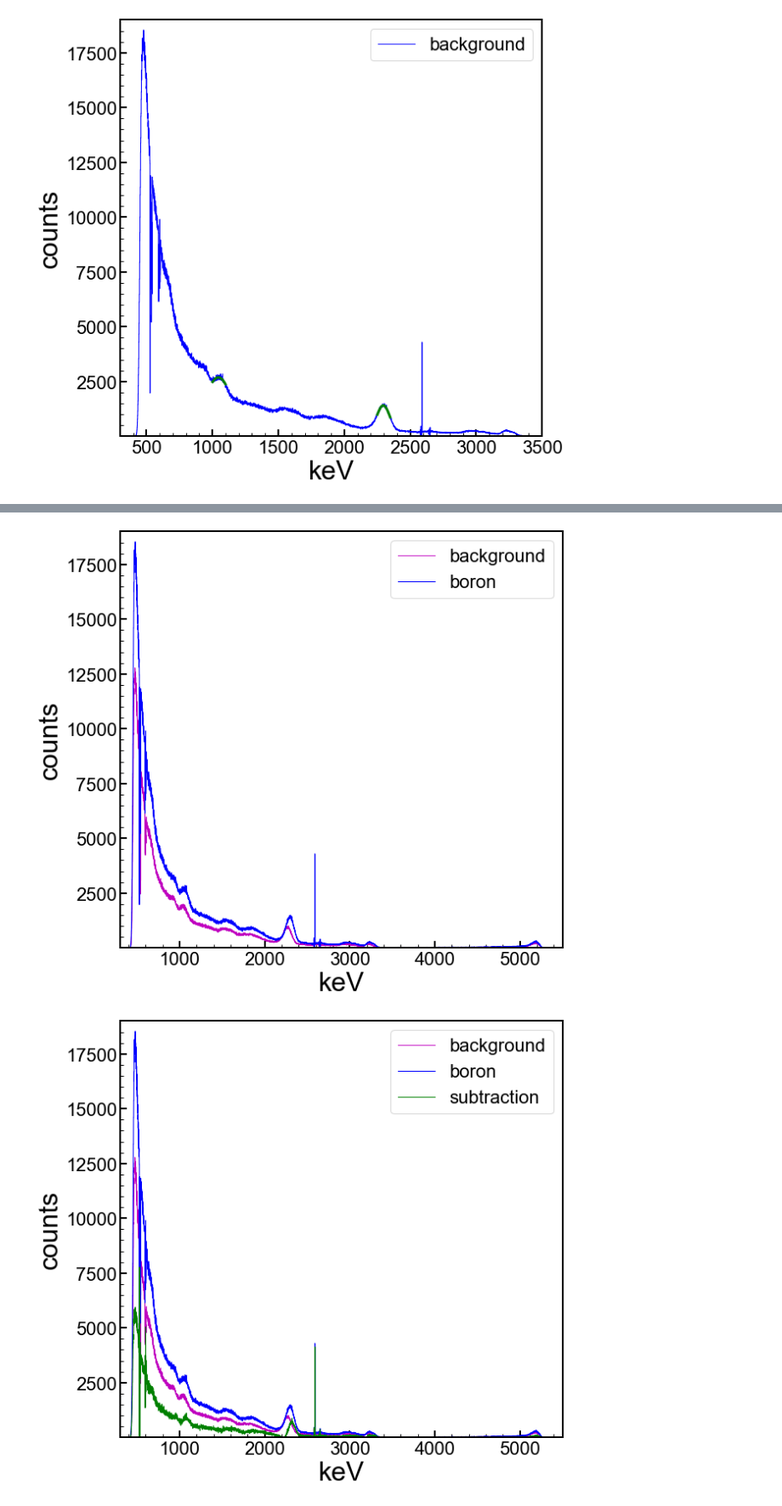
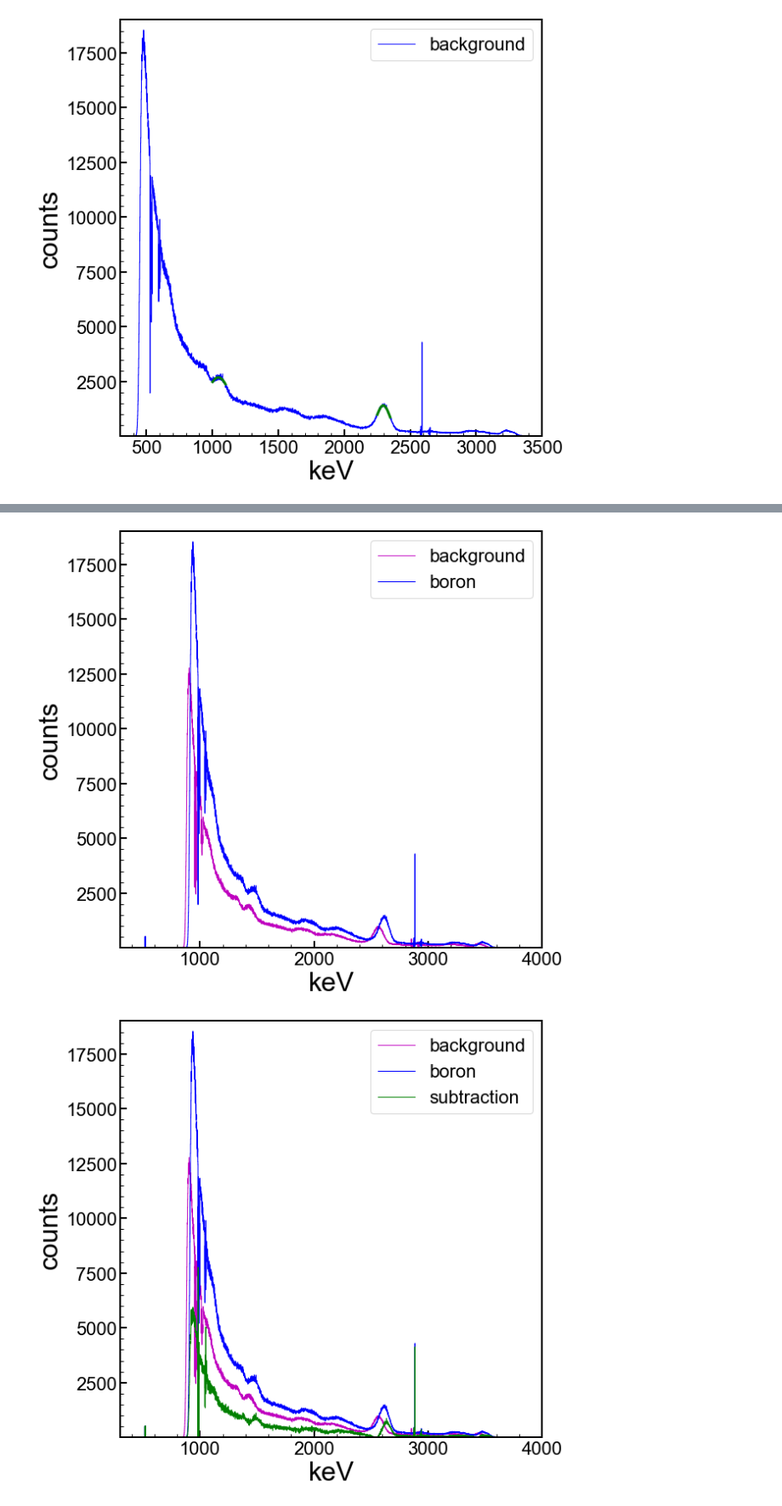
Before and after one commit to villano-lab/Boron-Absorption, a Jupyter notebook: therm-neut-meas/spectral-subtraction_AK-NEW.ipynb, the cells around one changed output, grey strips where cells are left out. Shown: that part at 85% size. Saved outputs shown, nothing was run; the diff lists cells and outputs as text; code cells hidden in the pictures.

Commit message:
Update spectral-subtraction_AK-NEW.ipynb
Calibrated data, plot of the subtraction.

```diff
--- a/therm-neut-meas/spectral-subtraction_AK-NEW.ipynb
+++ b/therm-neut-meas/spectral-subtraction_AK-NEW.ipynb
@@ -652,15 +652,15 @@ a=1050
 arange=50
 gauss_params.add('m',value=a,vary=True)
 gauss_params.add('a',value=interpolatey[fine==a][0],vary=True)
-fita_bk = gauss_mod.fit(interpolatey[abs(fine - a) < arange],gauss_params,x=fine[abs(fine - a) < arange])
-print(fita_bk.best_values)
+fita_b = gauss_mod.fit(interpolatey[abs(fine - a) < arange],gauss_params,x=fine[abs(fine - a) < arange])
+print(fita_b.best_values)
 
 b=2300
 brange=50
 gauss_params.add('m',value=b,vary=True)
 gauss_params.add('a',value=interpolatey[fine==b][0],vary=True)
-fitb_bk = gauss_mod.fit(interpolatey[abs(fine - b) < brange],gauss_params,x=fine[abs(fine - b) < brange])
-print(fitb_bk.best_values)
+fitb_b = gauss_mod.fit(interpolatey[abs(fine - b) < brange],gauss_params,x=fine[abs(fine - b) < brange])
+print(fitb_b.best_values)
 # %% [output]
 {'a': 2687.860377820781, 'm': 1044.7648807538321, 's': 109.52474589443716}
 {'a': 1406.3343707966437, 'm': 2296.081702277489, 's': 53.7086931068533}
@@ -699,3 +699,19 @@ plt.tight_layout()
 plt.show()
 # %% [output]
 [figure]
+# %%
+#calibration 40K-1460.8 keV
+mbk = (2614.5-1460.8)/(fitb_bk.best_values['m']-fita_bk.best_values['m'])
+bbk = 1460.8 - mbk*fita_bk.best_values['m']
+
+mb = (2614.5-1460.8)/(fitb_b.best_values['m']-fita_b.best_values['m'])
+bb = 1460.8 - mb*fita_b.best_values['m']
+
+calbk = lambda b: mbk*b+bbk
+calb = lambda b: mb*b+bb
+
+#print(fita_bk.best_values['m'])
+print(mbk)
+print(bbk)
+print(calbk(bknd_bins))
+print(bknd_bins)
@@ -705,11 +727,11 @@ fig,axes = plt.subplots(1,1,figsize=(9.0,8.0),sharex=True)
 ax1 = axes
 
 xmin=300
-xmax=5500
+xmax=4000
 stepsize=100
 
-ax1.step(bknd_bins,bknd_cts,color='m',where='mid', linestyle='-',label='background', linewidth=1)
-ax1.step(boron_bins,boron_cts,color='b',where='mid', linestyle='-',label='boron', linewidth=1)
+ax1.step(calbk(bknd_bins), bknd_cts,color='m',where='mid', linestyle='-',label='background', linewidth=1)
+ax1.step(calb(boron_bins), boron_cts,color='b',where='mid', linestyle='-',label='boron', linewidth=1)
 
 
 
@@ -730,40 +752,40 @@ for axis in ['top','bottom','left','right']:
 plt.tight_layout()
 plt.show()
 # %% [output]
-[figure, old version]
+[figure, new version]
 # %%
-#create 1d plot all data
+#create 1d plot all data including subtraction
 fig,axes = plt.subplots(1,1,figsize=(9.0,8.0),sharex=True)
 ax1 = axes
 
 xmin=300
-xmax=5500
+xmax=4000
 stepsize=100
 
-ax1.step(bknd_bins,bknd_cts,color='m',where='mid', linestyle='-',label='background', linewidth=1)
-ax1.step(boron_bins,boron_cts,color='b',where='mid', linestyle='-',label='boron', linewidth=1)
-ax1.step(boron_bins,sbtr_boron,color='g',where='mid', linestyle='-',label='subtraction', linewidth=1)
+ax1.step(calbk(bknd_bins),bknd_cts,color='m',where='mid', linestyle='-',label='background', linewidth=1)
+ax1.step(calb(boron_bins),boron_cts,color='b',where='mid', linestyle='-',label='boron', linewidth=1)
+ax1.step(calb(boron_bins),sbtr_boron,color='g',where='mid', linestyle='-',label='subtraction', linewidth=1)
 
 
 
 ymin = 1.0
 ymax = 19000
 
 ax1.set_yscale('linear')
 ax1.set_xlim(xmin, xmax)
 ax1.set_ylim(ymin,ymax)
 ax1.set_xlabel(r'keV')
 ax1.set_ylabel('counts')
 ax1.legend(loc=1,prop={'size':22})
 
 
 for axis in ['top','bottom','left','right']:
   ax1.spines[axis].set_linewidth(2)
 
 plt.tight_layout()
 plt.show()
 # %% [output]
-[figure, old version]
+[figure, new version]
 # %%
 #create 1d plot for subtraction
 fig,axes = plt.subplots(1,1,figsize=(9.0,8.0),sharex=True)
```
Also changed, not shown: parts of 7 cells of this notebook.
